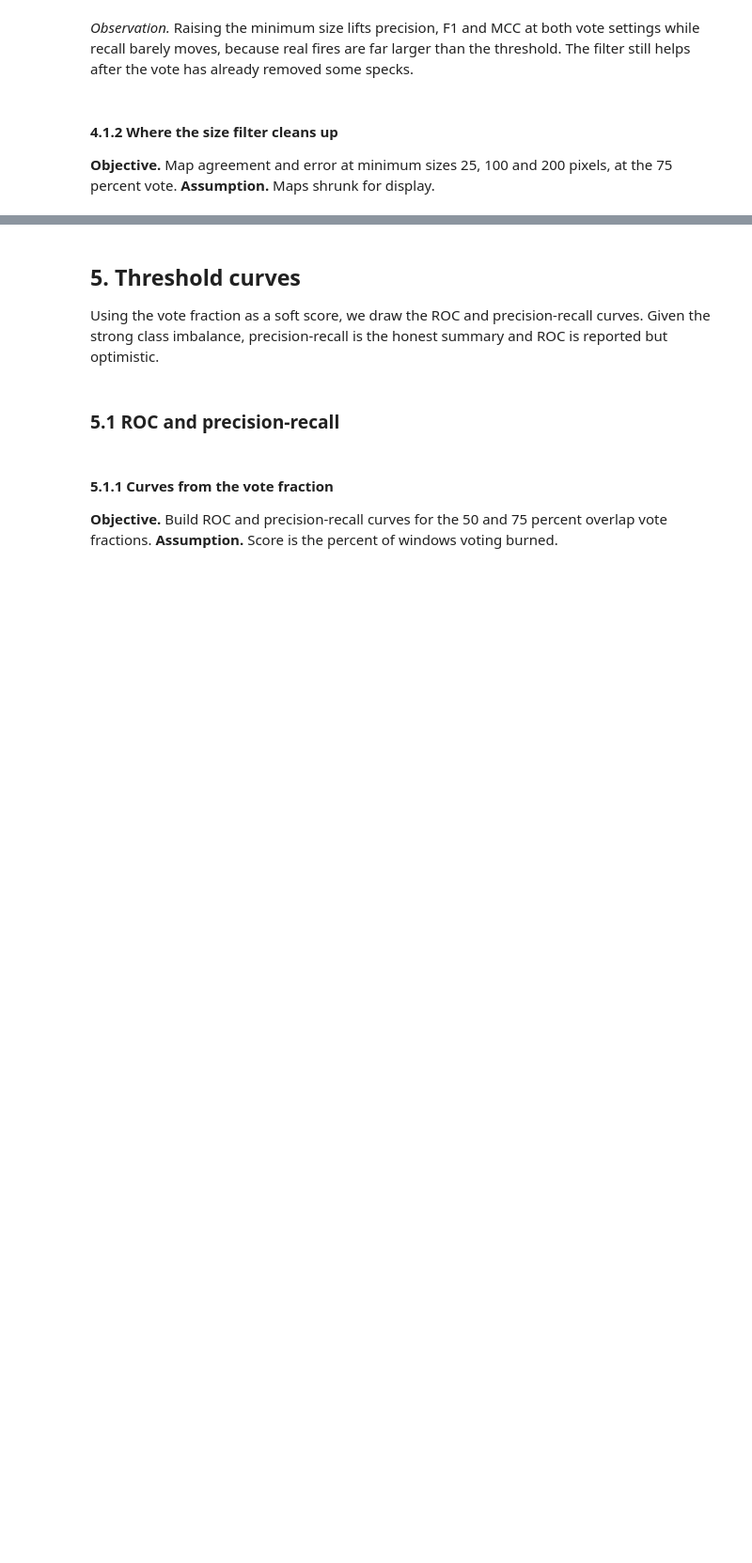
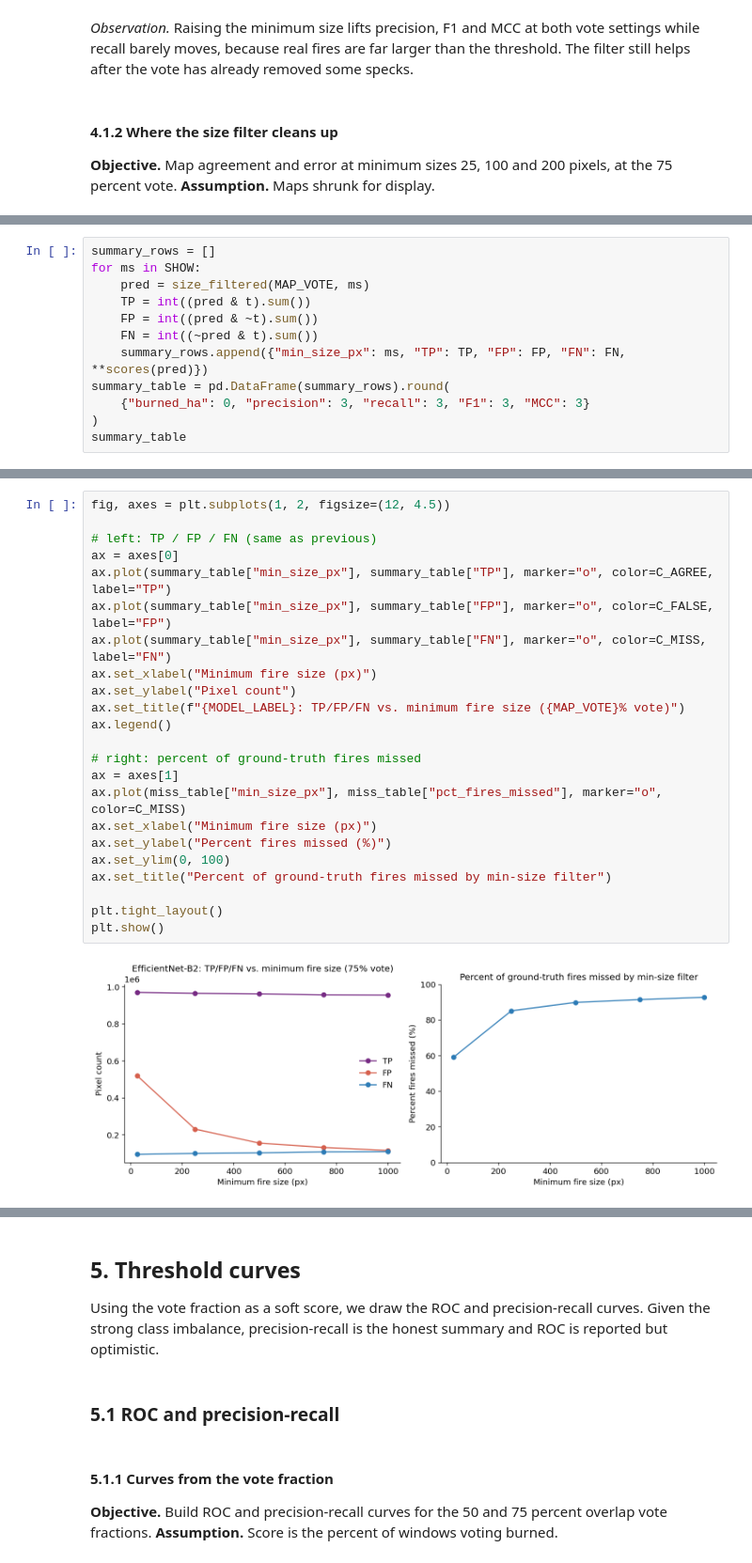
Before and after one commit to hannahandkush/Machine-Learning, a Jupyter notebook: notebooks/efficientnet_evaluation.ipynb, the cells around one changed output, grey strips where cells are left out. Shown at 94% size. Drawn from its saved outputs; the diff is of its cells as text; blank space fills up the shorter version.

```diff
--- a/notebooks/efficientnet_evaluation.ipynb
+++ b/notebooks/efficientnet_evaluation.ipynb
@@ -419,0 +420,12 @@ plt.tight_layout(rect=[0, 0.05, 1, 1]); plt.show()
+# %%
+summary_rows = []
+for ms in SHOW:
+    pred = size_filtered(MAP_VOTE, ms)
+    TP = int((pred & t).sum())
+    FP = int((pred & ~t).sum())
+    FN = int((~pred & t).sum())
+    summary_rows.append({"min_size_px": ms, "TP": TP, "FP": FP, "FN": FN, **scores(pred)})
+summary_table = pd.DataFrame(summary_rows).round(
+    {"burned_ha": 0, "precision": 3, "recall": 3, "F1": 3, "MCC": 3}
+)
+summary_table
@@ -424,0 +447,25 @@ compact fires stay, confirming the filter removes false alarms, not real fire.
+# %%
+fig, axes = plt.subplots(1, 2, figsize=(12, 4.5))
+
+# left: TP / FP / FN (same as previous)
+ax = axes[0]
+ax.plot(summary_table["min_size_px"], summary_table["TP"], marker="o", color=C_AGREE, label="TP")
+ax.plot(summary_table["min_size_px"], summary_table["FP"], marker="o", color=C_FALSE, label="FP")
+ax.plot(summary_table["min_size_px"], summary_table["FN"], marker="o", color=C_MISS,  label="FN")
+ax.set_xlabel("Minimum fire size (px)")
+ax.set_ylabel("Pixel count")
+ax.set_title(f"{MODEL_LABEL}: TP/FP/FN vs. minimum fire size ({MAP_VOTE}% vote)")
+ax.legend()
+
+# right: percent of ground-truth fires missed
+ax = axes[1]
+ax.plot(miss_table["min_size_px"], miss_table["pct_fires_missed"], marker="o", color=C_MISS)
+ax.set_xlabel("Minimum fire size (px)")
+ax.set_ylabel("Percent fires missed (%)")
+ax.set_ylim(0, 100)
+ax.set_title("Percent of ground-truth fires missed by min-size filter")
+
+plt.tight_layout()
+plt.show()
+# %% [output]
+[figure, added]
```
Also changed, not shown: parts of 18 cells of this notebook.
